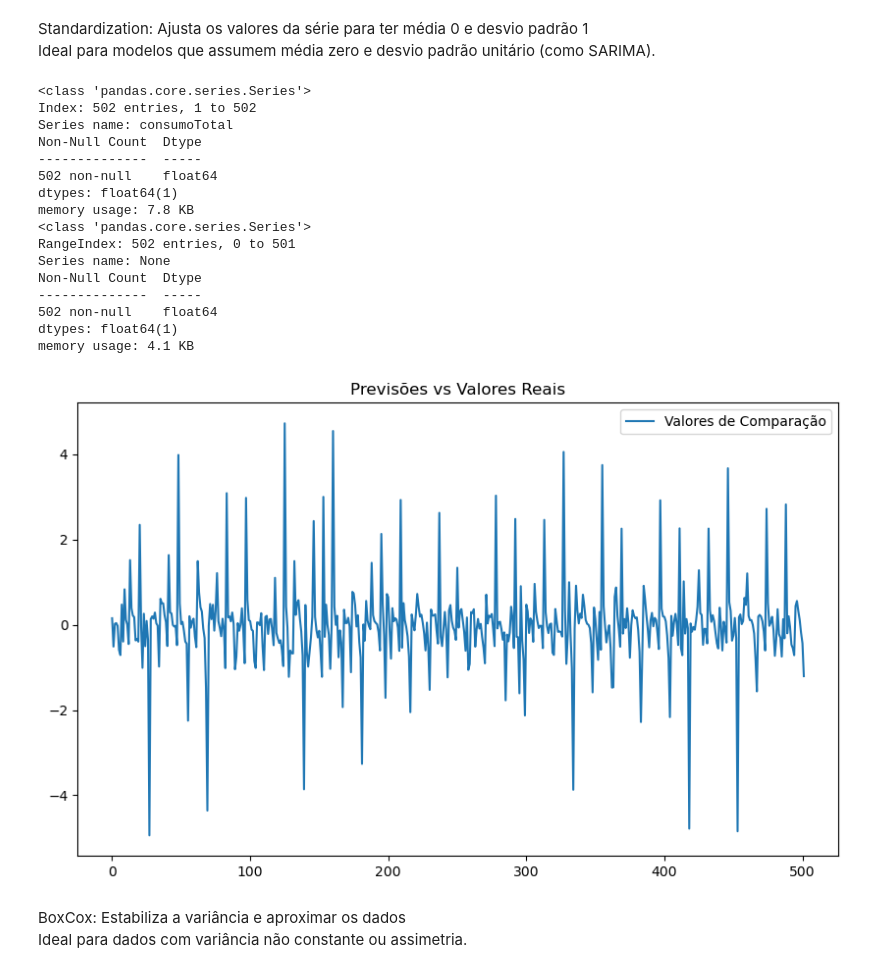
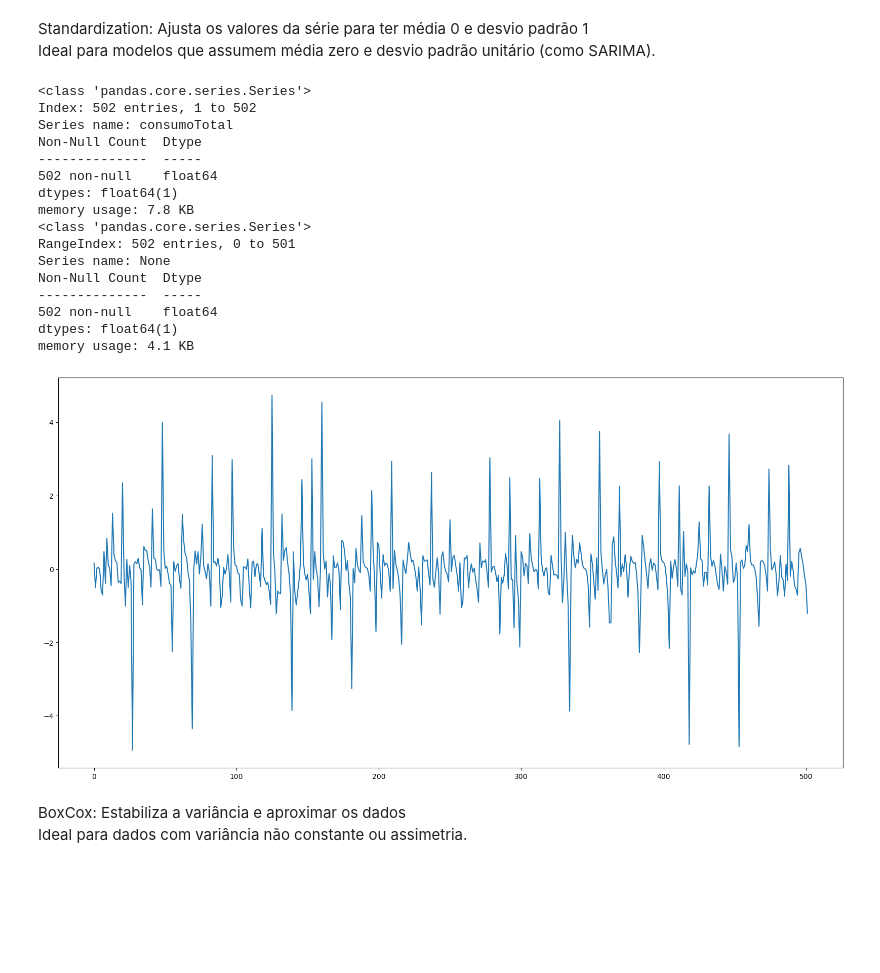
Before and after one commit to Elizetaa/Otimizacao-de-Gas-com-Neuro-Evolucao, a Jupyter notebook: modeloEstatistico.ipynb, the cells around one changed output. Saved outputs shown, nothing was run; the diff lists cells and outputs as text; code cells hidden in the pictures; blank space fills up the shorter version.

```diff
--- a/main.ipynb
+++ b/modeloEstatistico.ipynb
@@ -152,7 +154,7 @@ def plotHistogram(data, title=None, xlabel=None, ylabel=None):
 # %%
 def plotLine(data, title=None, xlabel=None, ylabel=None):
     plt.figure(figsize=(20, 10))
-    plt.plot(data.index, data.values, marker='o', linestyle='-')
+    plt.plot(data.index, data.values, linestyle='-')
     plt.title(title)
     plt.xlabel(xlabel)
     plt.ylabel(ylabel)
@@ -500,41 +449,35 @@ dataDiff.info()
 scaler = StandardScaler()
 
 # Reshape necessário para o StandardScaler (ele espera uma matriz 2D)
 dataNormal = scaler.fit_transform(dataDiff.values.reshape(-1, 1))
 
 scale_ = scaler.scale_
 mean_ = scaler.mean_
 
 # Converter de volta para uma Series
 dataNormal = pd.Series(dataNormal.flatten())
 
 dataNormal.info()
 
-plt.figure(figsize=(10, 6))
-# plt.plot(dataNormal, label="Valores Originais")
-plt.plot(dataNormal, label="Valores de Comparação")
-
-plt.title("Previsões vs Valores Reais")
-plt.legend()
-plt.show()
+plotLine(dataNormal)
 # %% [output]
 <class 'pandas.core.series.Series'>
 Index: 502 entries, 1 to 502
 Series name: consumoTotal
 Non-Null Count  Dtype
 --------------  -----
 502 non-null    float64
 dtypes: float64(1)
 memory usage: 7.8 KB
 <class 'pandas.core.series.Series'>
 RangeIndex: 502 entries, 0 to 501
 Series name: None
 Non-Null Count  Dtype
 --------------  -----
 502 non-null    float64
 dtypes: float64(1)
 memory usage: 4.1 KB
-[figure, old version]
+[figure, new version]
 # %% [markdown]
 BoxCox: Estabiliza a variância e aproximar os dados<br>
 Ideal para dados com variância não constante ou assimetria.
```
Also changed, not shown: parts of 27 cells of this notebook.
